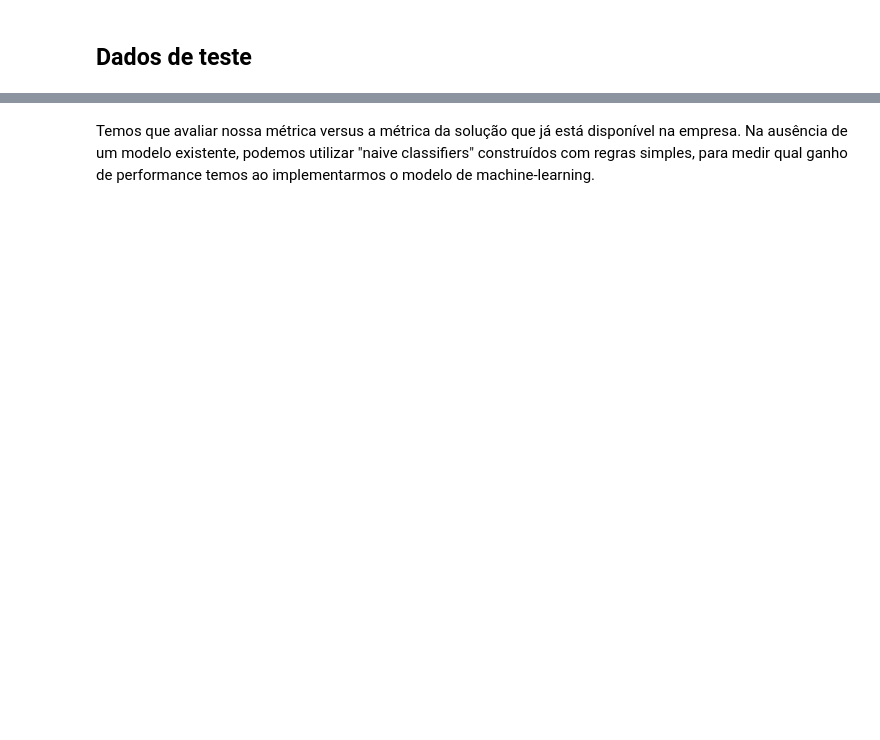
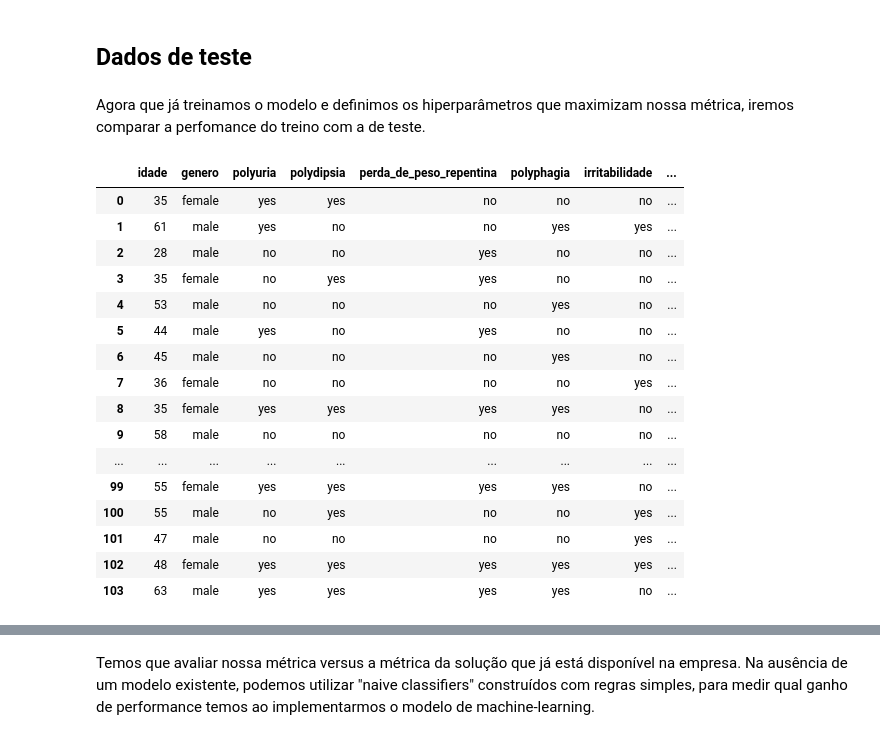
Before and after one commit to grazimelo/case-sbf, a Jupyter notebook: notebooks/4_modelagem.ipynb, the cells around one changed output, grey strips where cells are left out. Cells and saved outputs as stored; diff of their text form; code cells hidden in the pictures; blank space fills up the shorter version.

```diff
--- a/notebooks/4_modelagem.ipynb
+++ b/notebooks/4_modelagem.ipynb
@@ -239,5 +236,7 @@ Além disso, é necessário dizer que técnicas como OverSampling (RandomOverSam
 # %% [markdown]
 ## Dados de teste
+# %% [markdown]
+Agora que já treinamos o modelo e definimos os hiperparâmetros que maximizam nossa métrica, iremos comparar a perfomance do treino com a de teste.
 # %%
 #Renomeando colunas
 df_test.rename(columns={'Age': 'idade','Gender':'genero','Polyuria':'polyuria','Polydipsia':'polydipsia','sudden weight loss':'perda_de_peso_repentina',
@@ -252,3 +251,23 @@ for var_cat in variaveis_categoricas:
 # %%
 #Selecionando colunas que foram selecionadas na parte de treino.
 df_test = df_test[['idade','genero','polyuria','polydipsia','perda_de_peso_repentina','polyphagia','irritabilidade','paresia_parcial','alopecia','target']]
+# %%
+df_test
+# %% [output]
+|  | idade | genero | polyuria | polydipsia | perda_de_peso_repentina | polyphagia | irritabilidade | ... |
+| 0 | 35 | female | yes | yes | no | no | no | ... |
+| 1 | 61 | male | yes | no | no | yes | yes | ... |
+| 2 | 28 | male | no | no | yes | no | no | ... |
+| 3 | 35 | female | no | yes | yes | no | no | ... |
+| 4 | 53 | male | no | no | no | yes | no | ... |
+| 5 | 44 | male | yes | no | yes | no | no | ... |
+| 6 | 45 | male | no | no | no | yes | no | ... |
+| 7 | 36 | female | no | no | no | no | yes | ... |
+| 8 | 35 | female | yes | yes | yes | yes | no | ... |
+| 9 | 58 | male | no | no | no | no | no | ... |
+| ... | ... | ... | ... | ... | ... | ... | ... | ... |
+| 99 | 55 | female | yes | yes | yes | yes | no | ... |
+| 100 | 55 | male | no | yes | no | no | yes | ... |
+| 101 | 47 | male | no | no | no | no | yes | ... |
+| 102 | 48 | female | yes | yes | yes | yes | yes | ... |
+| 103 | 63 | male | yes | yes | yes | yes | no | ... |
```
Also changed, not shown: parts of 15 cells of this notebook, 7 other files.
